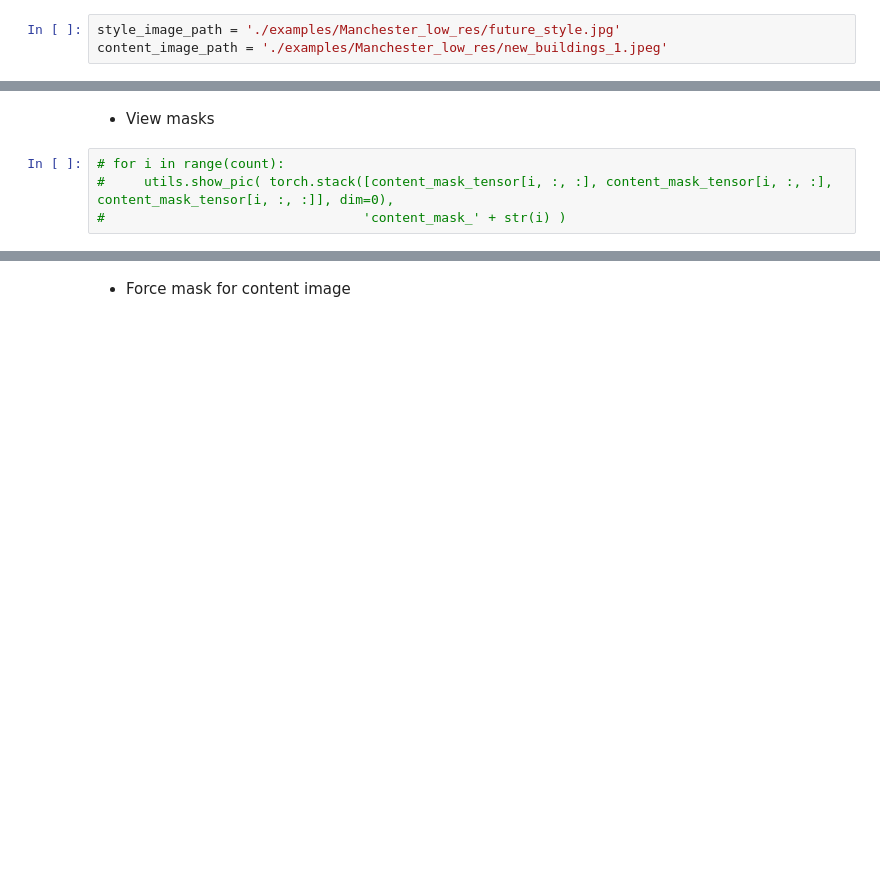
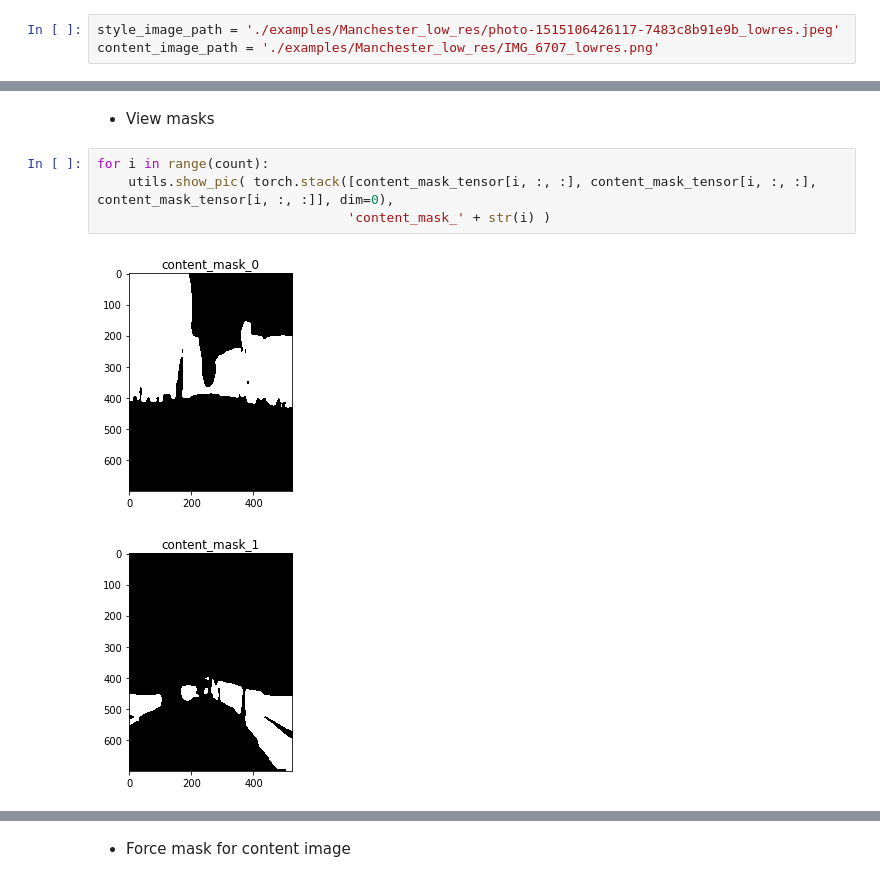
Before and after one commit to markstrefford/DeepPhotoStyle_pytorch, a Jupyter notebook: Deep_Photo_Style_Transfer.ipynb, the cells around one changed output, grey strips where cells are left out. Saved outputs shown, nothing was run; the diff lists cells and outputs as text; blank space fills up the shorter version.

```diff
--- a/Deep_Photo_Style_Transfer.ipynb
+++ b/Deep_Photo_Style_Transfer.ipynb
@@ -9,8 +9,8 @@ It seems currently that the code is applying style transfer to all areas of the
 %load_ext autoreload
 %autoreload 2
 # %%
-style_image_path = './examples/Manchester_low_res/future_style.jpg'
-content_image_path = './examples/Manchester_low_res/new_buildings_1.jpeg'
+style_image_path = './examples/Manchester_low_res/photo-1515106426117-7483c8b91e9b_lowres.jpeg'
+content_image_path = './examples/Manchester_low_res/IMG_6707_lowres.png'
 # %%
 import sys
 
@@ -152,7 +247,10 @@ content_img size:  torch.Size([1, 3, 700, 525])
 # %% [markdown]
 * View masks
 # %%
-# for i in range(count):
-#     utils.show_pic( torch.stack([content_mask_tensor[i, :, :], content_mask_tensor[i, :, :], content_mask_tensor[i, :, :]], dim=0),
-#                                 'content_mask_' + str(i) )
+for i in range(count):
+    utils.show_pic( torch.stack([content_mask_tensor[i, :, :], content_mask_tensor[i, :, :], content_mask_tensor[i, :, :]], dim=0),
+                                'content_mask_' + str(i) )
+# %% [output]
+[figure, added]
+[figure, added]
 # %%
```
Also changed, not shown: parts of 10 cells of this notebook.
